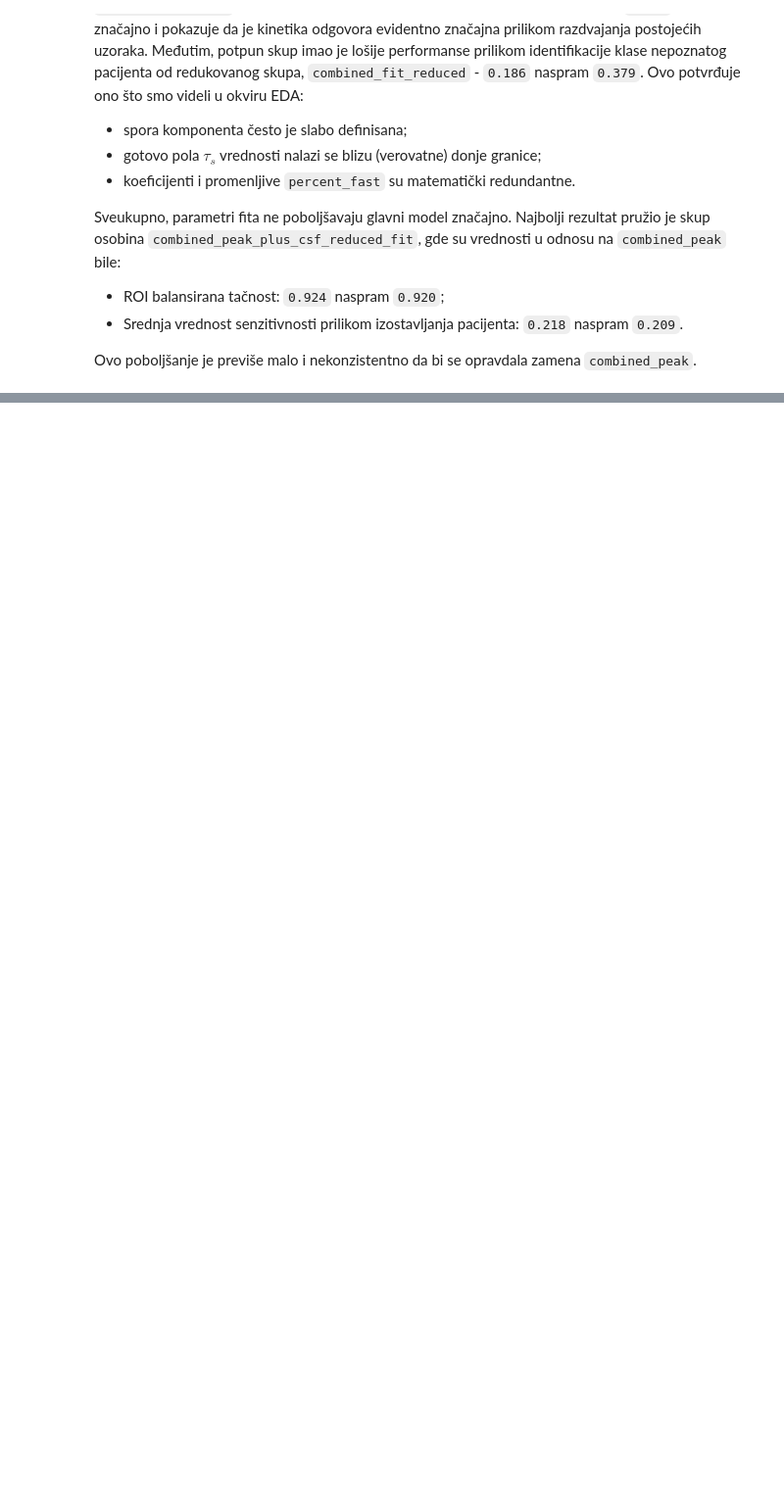
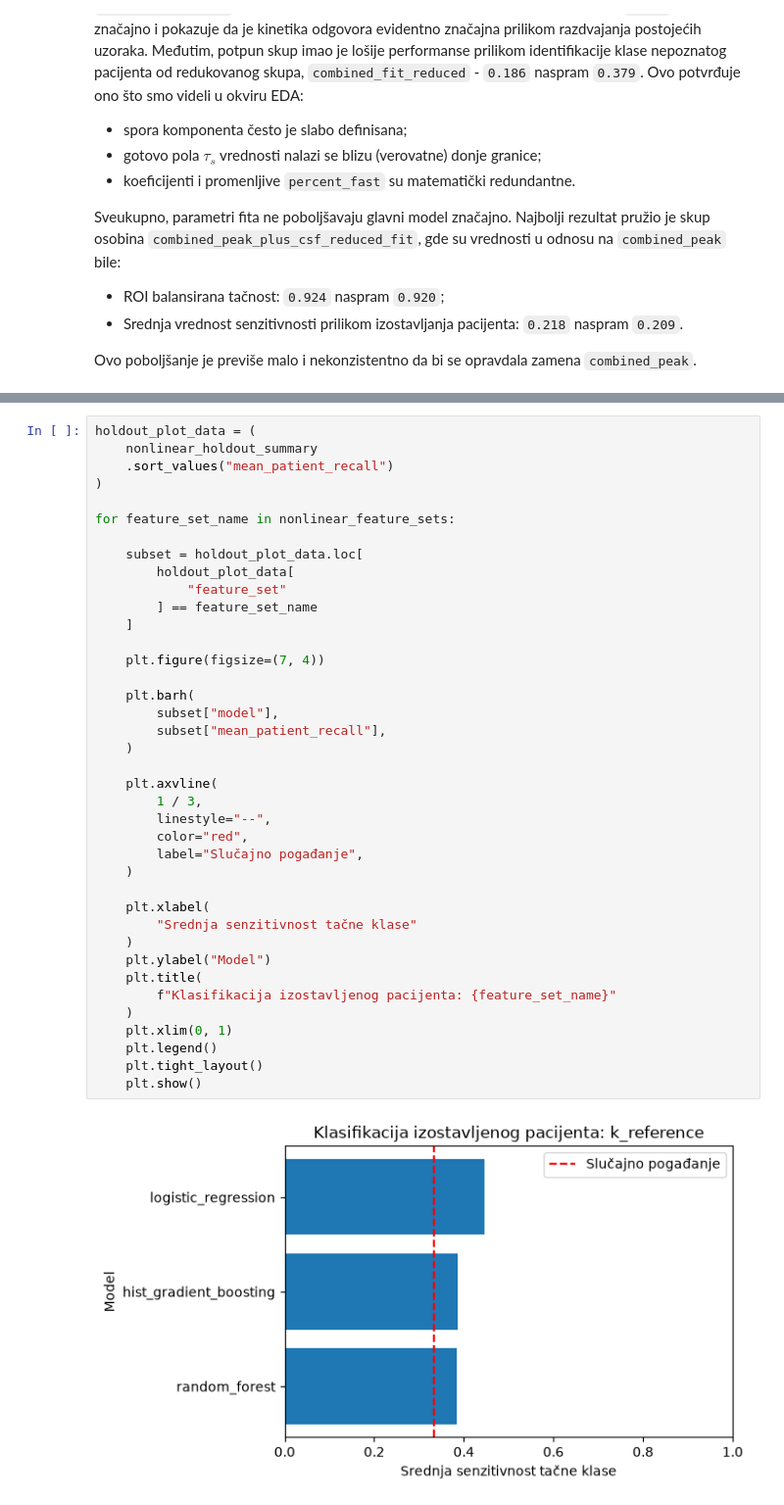
Before and after one commit to peraj-17/MasterProjekatPetarJ, a Jupyter notebook: notebooks/03_modeling.ipynb, the cells around one changed output, grey strips where cells are left out. Shown at 98% size. Drawn from its saved outputs; the diff is of its cells as text; blank space fills up the shorter version.

```diff
--- a/notebooks/03_modeling.ipynb
+++ b/notebooks/03_modeling.ipynb
@@ -1995,0 +2604,41 @@ Ovo poboljšanje je previše malo i nekonzistentno da bi se opravdala zamena `co
+# %%
+holdout_plot_data = (
+    nonlinear_holdout_summary
+    .sort_values("mean_patient_recall")
+)
+
+for feature_set_name in nonlinear_feature_sets:
+
+    subset = holdout_plot_data.loc[
+        holdout_plot_data[
+            "feature_set"
+        ] == feature_set_name
+    ]
+
+    plt.figure(figsize=(7, 4))
+
+    plt.barh(
+        subset["model"],
+        subset["mean_patient_recall"],
+    )
+
+    plt.axvline(
+        1 / 3,
+        linestyle="--",
+        color="red",
+        label="Slučajno pogađanje",
+    )
+
+    plt.xlabel(
+        "Srednja senzitivnost tačne klase"
+    )
+    plt.ylabel("Model")
+    plt.title(
+        f"Klasifikacija izostavljenog pacijenta: {feature_set_name}"
+    )
+    plt.xlim(0, 1)
+    plt.legend()
+    plt.tight_layout()
+    plt.show()
+# %% [output]
+[figure, added]
```
Also changed, not shown: parts of 45 cells of this notebook, 22 other files.
